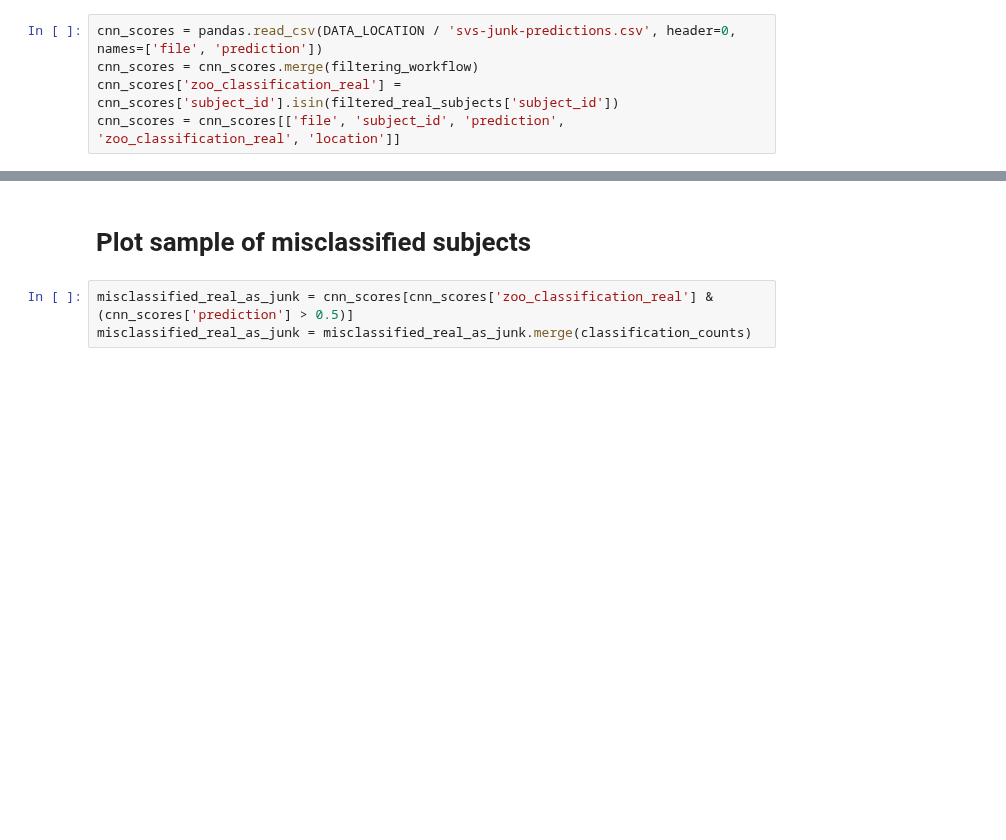
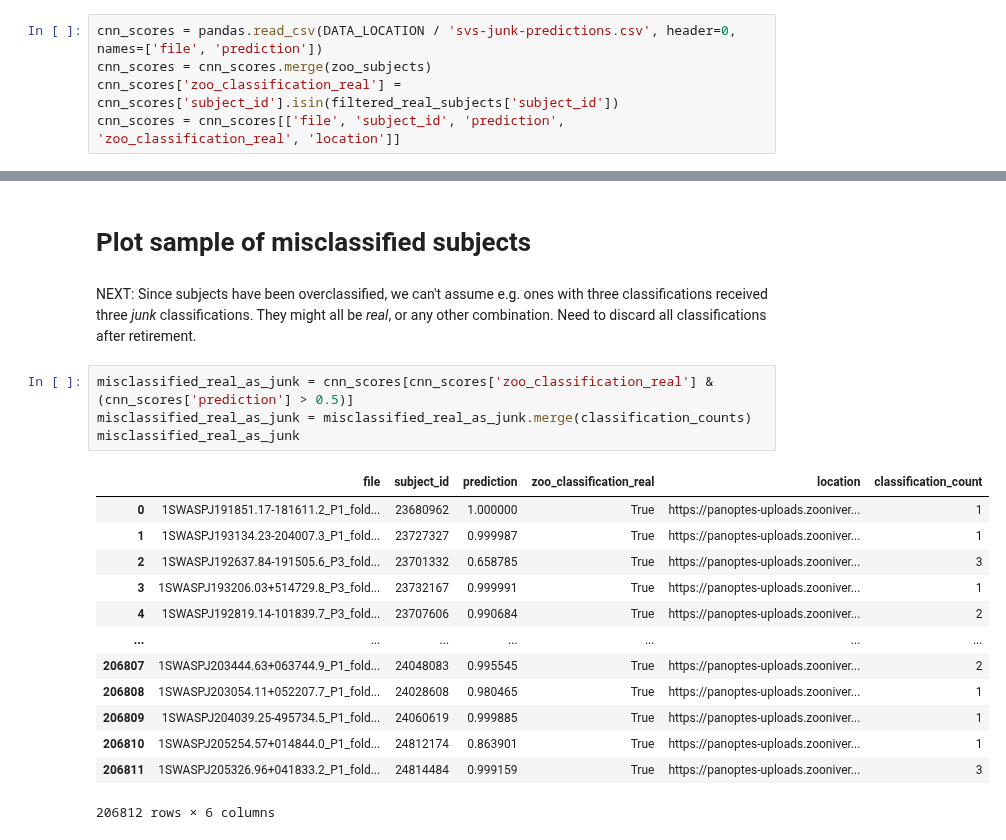
Before and after one commit to adammcmaster/superwasp-tools, a Jupyter notebook: junk_vs_real_cnn_scores.ipynb, the cells around one changed output, grey strips where cells are left out. Drawn from its saved outputs; the diff is of its cells as text; blank space fills up the shorter version.

```diff
--- a/junk_vs_real_cnn_scores.ipynb
+++ b/junk_vs_real_cnn_scores.ipynb
@@ -56,6 +61,6 @@ filtered_real_subjects = zoo_subjects[zoo_subjects['subject_set_id'] == FILTERED
 # %%
 cnn_scores = pandas.read_csv(DATA_LOCATION / 'svs-junk-predictions.csv', header=0, names=['file', 'prediction'])
-cnn_scores = cnn_scores.merge(filtering_workflow)
+cnn_scores = cnn_scores.merge(zoo_subjects)
 cnn_scores['zoo_classification_real'] = cnn_scores['subject_id'].isin(filtered_real_subjects['subject_id'])
 cnn_scores = cnn_scores[['file', 'subject_id', 'prediction', 'zoo_classification_real', 'location']]
 # %% [markdown]
@@ -103,6 +144,23 @@ classification_counts['classification_count'].plot.hist(logy=True, bins=max(clas
 # %% [markdown]
 # Plot sample of misclassified subjects
+# %% [markdown]
+NEXT: Since subjects have been overclassified, we can't assume e.g. ones with three classifications received three _junk_ classifications. They might all be _real_, or any other combination. Need to discard all classifications after retirement.
 # %%
 misclassified_real_as_junk = cnn_scores[cnn_scores['zoo_classification_real'] & (cnn_scores['prediction'] > 0.5)]
 misclassified_real_as_junk = misclassified_real_as_junk.merge(classification_counts)
+misclassified_real_as_junk
+# %% [output]
+|  | file | subject_id | prediction | zoo_classification_real | location | classification_count |
+| 0 | 1SWASPJ191851.17-181611.2_P1_fold... | 23680962 | 1.000000 | True | https://panoptes-uploads.zooniver... | 1 |
+| 1 | 1SWASPJ193134.23-204007.3_P1_fold... | 23727327 | 0.999987 | True | https://panoptes-uploads.zooniver... | 1 |
+| 2 | 1SWASPJ192637.84-191505.6_P3_fold... | 23701332 | 0.658785 | True | https://panoptes-uploads.zooniver... | 3 |
+| 3 | 1SWASPJ193206.03+514729.8_P3_fold... | 23732167 | 0.999991 | True | https://panoptes-uploads.zooniver... | 1 |
+| 4 | 1SWASPJ192819.14-101839.7_P3_fold... | 23707606 | 0.990684 | True | https://panoptes-uploads.zooniver... | 2 |
+| ... | ... | ... | ... | ... | ... | ... |
+| 206807 | 1SWASPJ203444.63+063744.9_P1_fold... | 24048083 | 0.995545 | True | https://panoptes-uploads.zooniver... | 2 |
+| 206808 | 1SWASPJ203054.11+052207.7_P1_fold... | 24028608 | 0.980465 | True | https://panoptes-uploads.zooniver... | 1 |
+| 206809 | 1SWASPJ204039.25-495734.5_P1_fold... | 24060619 | 0.999885 | True | https://panoptes-uploads.zooniver... | 1 |
+| 206810 | 1SWASPJ205254.57+014844.0_P1_fold... | 24812174 | 0.863901 | True | https://panoptes-uploads.zooniver... | 1 |
+| 206811 | 1SWASPJ205326.96+041833.2_P1_fold... | 24814484 | 0.999159 | True | https://panoptes-uploads.zooniver... | 3 |
+206812 rows × 6 columns
 # %%
```
Also changed, not shown: parts of 9 cells of this notebook.
